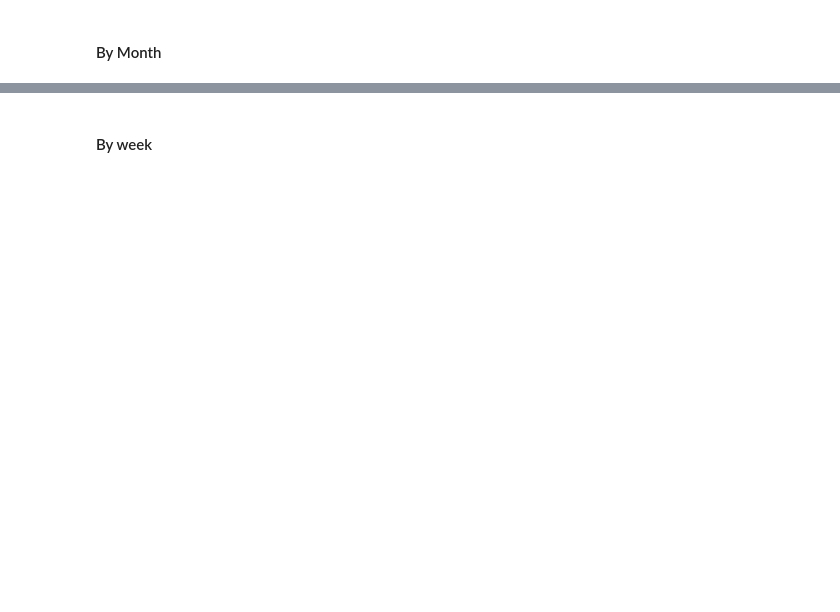
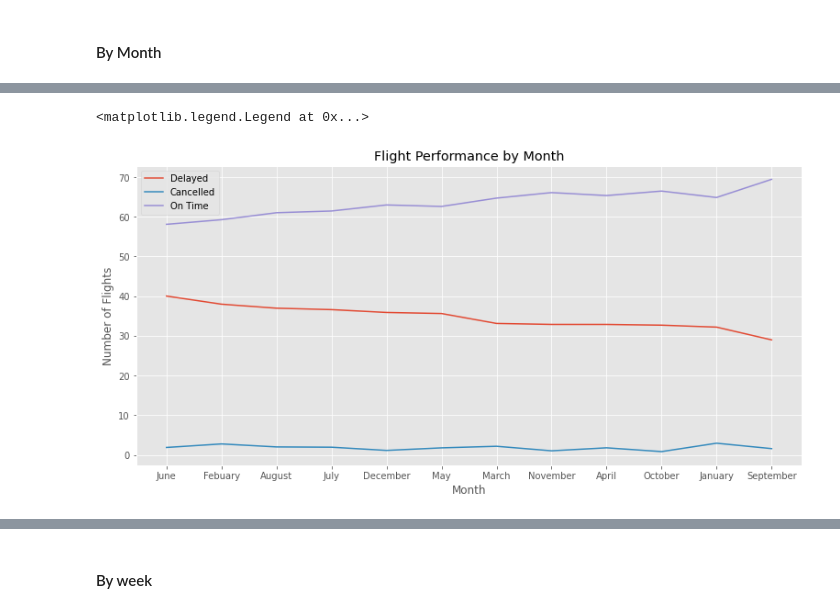
Before and after one commit to Wooniety/SC1015-Assignment, a Jupyter notebook: M2.ipynb, the cells around one changed output, grey strips where cells are left out. Drawn from its saved outputs; the diff is of its cells as text; code cells hidden in the pictures; blank space fills up the shorter version.

Commit message:
the graphs that akshar wanted: week and month

```diff
--- a/M2.ipynb
+++ b/M2.ipynb
@@ -359,17 +490,20 @@ month_df.loc[total_flights].sort_values('Delayed', ascending=False) \
 # %%
 plt.figure(figsize=(13, 6))
 custom_palette = ['#942f4d', '#f99e5d', '#f9f9d0']
-
+month_df = month_df.sort_values(by='Delayed', ascending=False)
 # plot the data
 plt.plot(month_df.index, month_df['Delayed'], label='Delayed')
 plt.plot(month_df.index, month_df['Cancelled'], label='Cancelled')
 plt.plot(month_df.index, month_df['OnTime'], label='On Time')
 plt.plot(color=custom_palette)
 # add labels, title, and legend
 plt.xlabel('Month')
 plt.ylabel('Number of Flights')
 plt.title('Flight Performance by Month')
 plt.legend()
+# %% [output]
+<matplotlib.legend.Legend at 0x...>
+[figure, added]
 # %%
 plt.figure(figsize=(10, 6))
 
```
Also changed, not shown: parts of 16 cells of this notebook.
